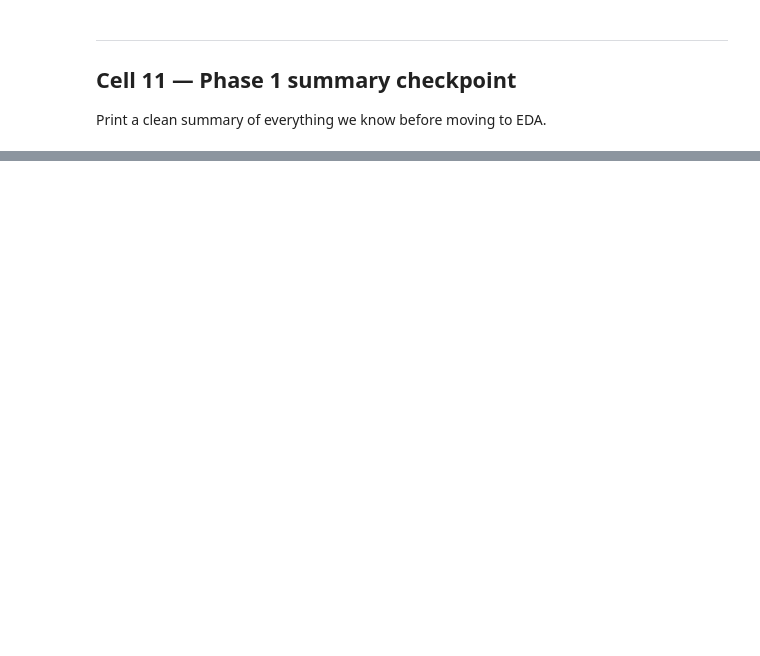
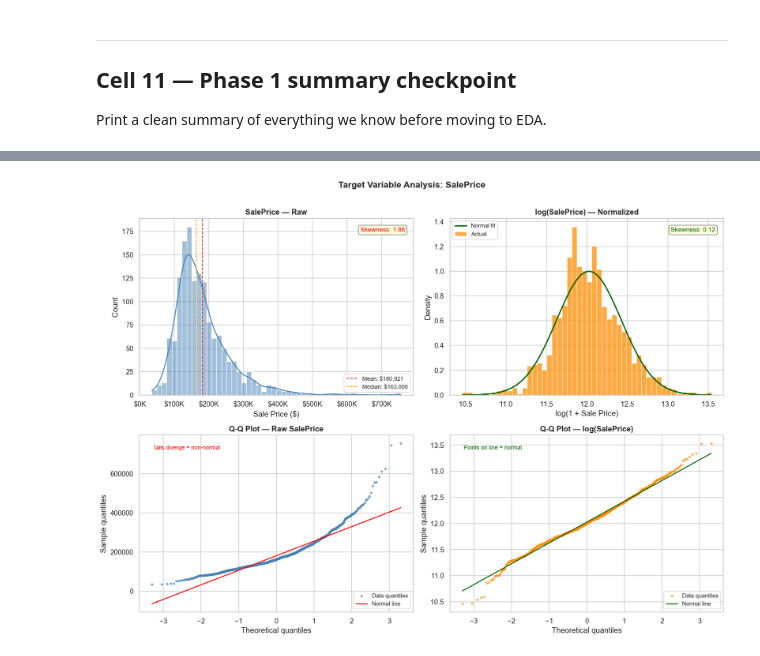
Before and after one commit to mayaankhan09/kaggle-housing-prices, a Jupyter notebook: notebooks/housing_pipeline.ipynb, the cells around one changed output, grey strips where cells are left out. Saved outputs shown, nothing was run; the diff lists cells and outputs as text; code cells hidden in the pictures; blank space fills up the shorter version.

Commit message:
Phase 2: EDA complete — log transform, heatmap, outlier removal

```diff
--- a/notebooks/housing_pipeline.ipynb
+++ b/notebooks/housing_pipeline.ipynb
@@ -243,0 +388,18 @@ print('=' * 55)
+# %%
+# Apply log1p to SalePrice — store as a new column
+# We keep the original SalePrice intact for reference
+train['SalePrice_log'] = np.log1p(train['SalePrice'])
+
+print('SalePrice stats (RAW):')
+print(f"  Mean     : ${train['SalePrice'].mean():,.0f}")
+print(f"  Median   : ${train['SalePrice'].median():,.0f}")
+print(f"  Std Dev  : ${train['SalePrice'].std():,.0f}")
+print(f"  Skewness : {train['SalePrice'].skew():.4f}")
+print(f"  Kurtosis : {train['SalePrice'].kurt():.4f}")
+print()
+print('SalePrice stats (LOG-TRANSFORMED):')
+print(f"  Mean     : {train['SalePrice_log'].mean():.4f}")
+print(f"  Median   : {train['SalePrice_log'].median():.4f}")
+print(f"  Std Dev  : {train['SalePrice_log'].std():.4f}")
+print(f"  Skewness : {train['SalePrice_log'].skew():.4f}")
+print(f"  Kurtosis : {train['SalePrice_log'].kurt():.4f}")
@@ -243,0 +435,73 @@ print('=' * 55)
+# %%
+import matplotlib.ticker as mticker
+
+fig, axes = plt.subplots(2, 2, figsize=(14, 10))
+
+# Panel 1: Raw histogram
+ax = axes[0, 0]
+sns.histplot(train['SalePrice'], kde=True, ax=ax, color='steelblue', bins=50)
+ax.axvline(train['SalePrice'].mean(),   color='red',    linestyle='--', linewidth=1.2,
+           label=f"Mean: ${train['SalePrice'].mean():,.0f}")
+ax.axvline(train['SalePrice'].median(), color='orange', linestyle='--', linewidth=1.2,
+           label=f"Median: ${train['SalePrice'].median():,.0f}")
+ax.set_title('SalePrice — Raw', fontsize=12, fontweight='bold')
+ax.set_xlabel('Sale Price ($)')
+ax.xaxis.set_major_formatter(mticker.FuncFormatter(lambda x, _: f'${x/1000:.0f}K'))
+ax.legend(fontsize=9)
+ax.annotate(f"Skewness: {train['SalePrice'].skew():.2f}",
+            xy=(0.97, 0.95), xycoords='axes fraction', ha='right', va='top',
+            fontsize=10, color='red',
+            bbox=dict(boxstyle='round,pad=0.3', facecolor='lightyellow', edgecolor='gray'))
+
+# Panel 2: Log-transformed histogram with normal fit overlay
+ax = axes[0, 1]
+mu, sigma = train['SalePrice_log'].mean(), train['SalePrice_log'].std()
+x_range   = np.linspace(train['SalePrice_log'].min(), train['SalePrice_log'].max(), 200)
+sns.histplot(train['SalePrice_log'], kde=False, ax=ax, color='darkorange',
+             bins=50, stat='density', label='Actual')
+ax.plot(x_range, stats.norm.pdf(x_range, mu, sigma),
+        color='darkgreen', linewidth=2, label='Normal fit')
+ax.set_title('log(SalePrice) — Normalized', fontsize=12, fontweight='bold')
+ax.set_xlabel('log(1 + Sale Price)')
+ax.legend(fontsize=9)
+ax.annotate(f"Skewness: {train['SalePrice_log'].skew():.2f}",
+            xy=(0.97, 0.95), xycoords='axes fraction', ha='right', va='top',
+            fontsize=10, color='darkgreen',
+            bbox=dict(boxstyle='round,pad=0.3', facecolor='lightyellow', edgecolor='gray'))
+
+# Panel 3: Q-Q plot (raw)
+ax = axes[1, 0]
+res = stats.probplot(train['SalePrice'], dist='norm')
+ax.scatter(res[0][0], res[0][1], color='steelblue', s=8, alpha=0.6, label='Data quantiles')
+slope, intercept = res[1][0], res[1][1]
+x_line = np.array([res[0][0].min(), res[0][0].max()])
+ax.plot(x_line, slope * x_line + intercept, color='red', linewidth=1.5, label='Normal line')
+ax.set_title('Q-Q Plot — Raw SalePrice', fontsize=12, fontweight='bold')
+ax.set_xlabel('Theoretical quantiles')
+ax.set_ylabel('Sample quantiles')
+ax.legend(fontsize=9)
+ax.annotate('Tails diverge = non-normal',
+            xy=(0.05, 0.92), xycoords='axes fraction', fontsize=9, color='red')
+
+# Panel 4: Q-Q plot (log-transformed)
+ax = axes[1, 1]
+res_log = stats.probplot(train['SalePrice_log'], dist='norm')
+ax.scatter(res_log[0][0], res_log[0][1], color='darkorange', s=8, alpha=0.6, label='Data quantiles')
+slope_l, intercept_l = res_log[1][0], res_log[1][1]
+x_line_l = np.array([res_log[0][0].min(), res_log[0][0].max()])
+ax.plot(x_line_l, slope_l * x_line_l + intercept_l,
+        color='darkgreen', linewidth=1.5, label='Normal line')
+ax.set_title('Q-Q Plot — log(SalePrice)', fontsize=12, fontweight='bold')
+ax.set_xlabel('Theoretical quantiles')
+ax.set_ylabel('Sample quantiles')
+ax.legend(fontsize=9)
+ax.annotate('Points on line = normal',
+            xy=(0.05, 0.92), xycoords='axes fraction', fontsize=9, color='darkgreen')
+
+plt.suptitle('Target Variable Analysis: SalePrice', fontsize=14, fontweight='bold', y=1.01)
+plt.tight_layout()
+plt.savefig('target_analysis.png', bbox_inches='tight', dpi=150)
+plt.show()
+print('Saved: target_analysis.png')
+# %% [output]
+[figure, added]
```
Also changed, not shown: parts of 38 cells of this notebook, 9 other files.
